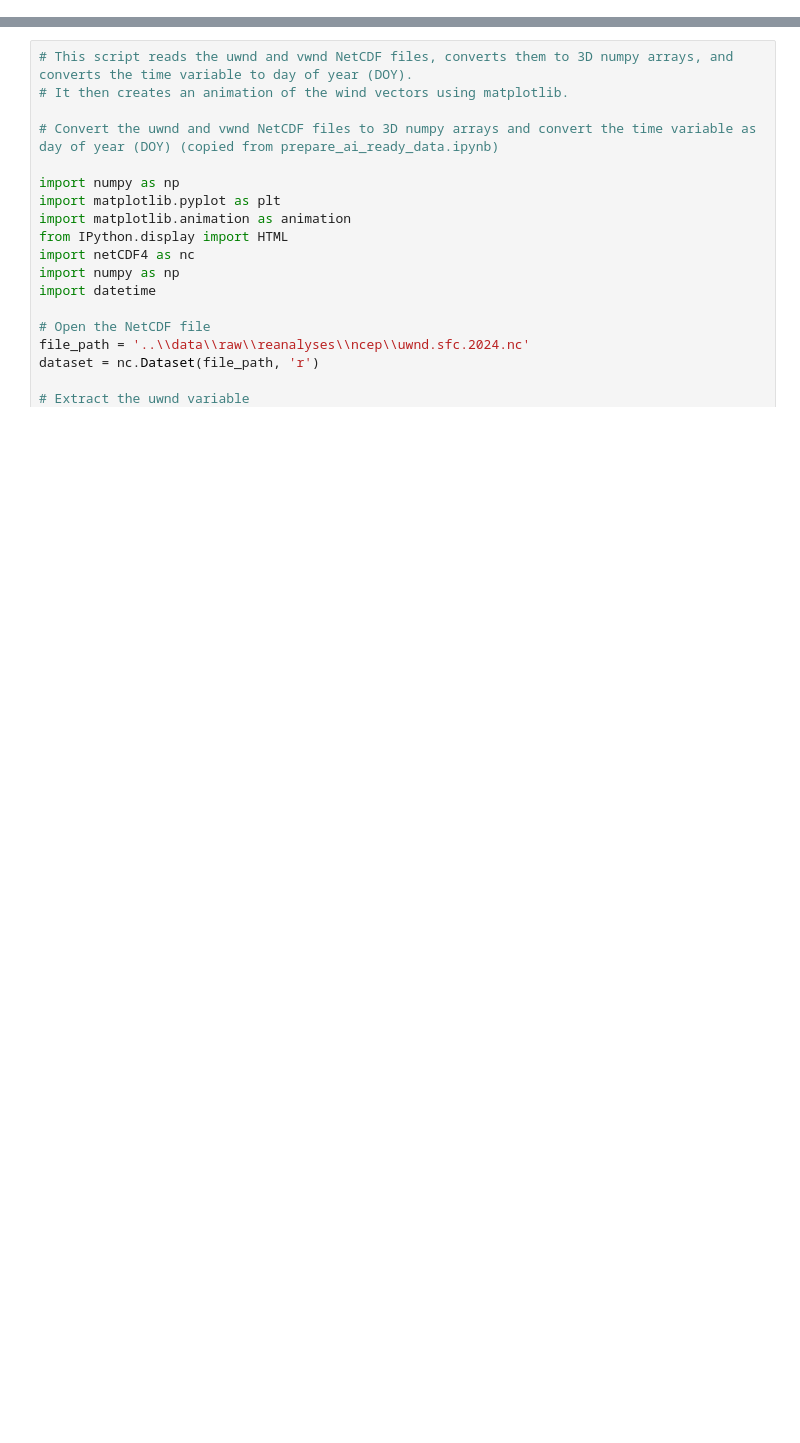
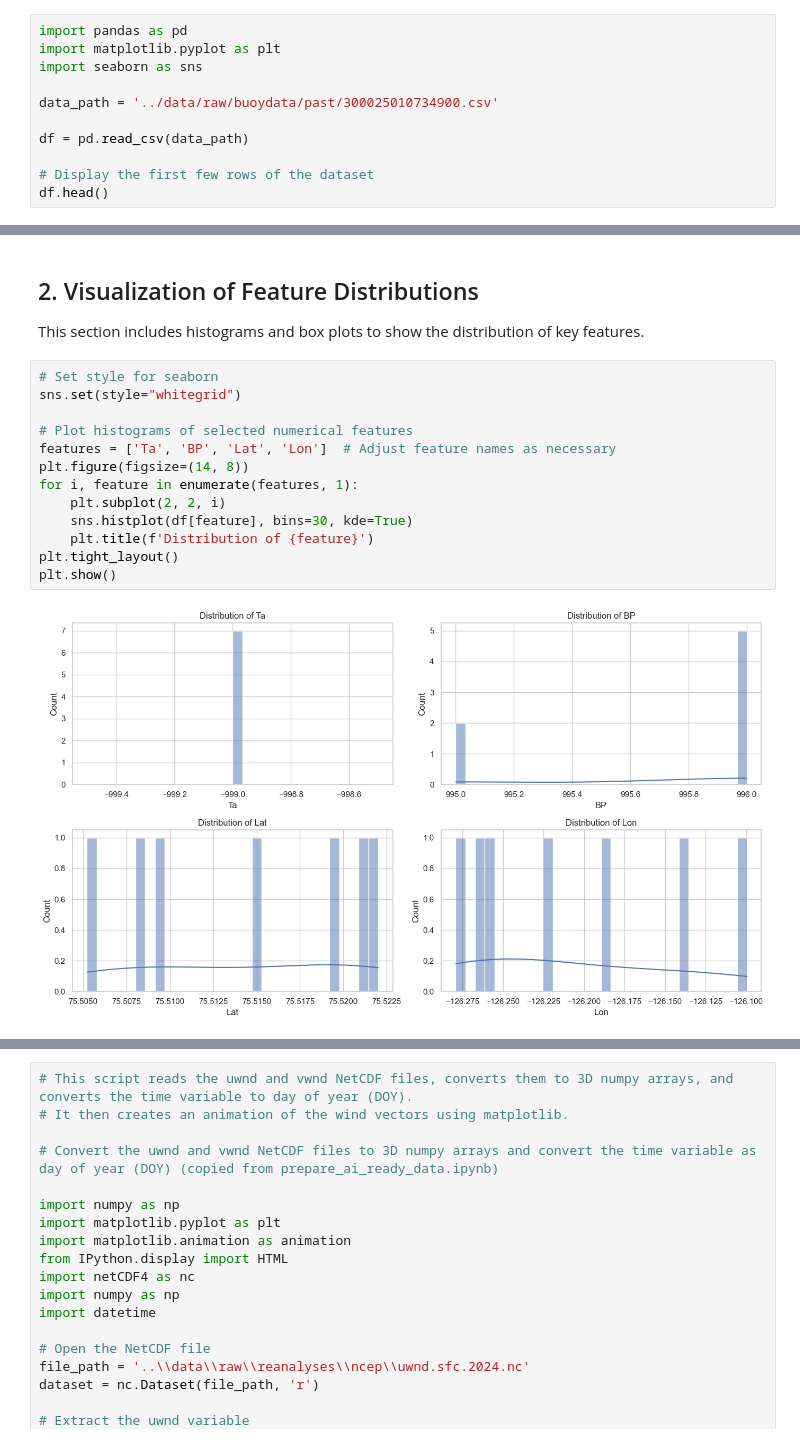
Before and after one commit to UW-MLGEO/MLGEO2024_AObuoypredict, a Jupyter notebook: notebooks/eda.ipynb, the cells around one changed output, grey strips where cells are left out. Drawn from its saved outputs; the diff is of its cells as text; blank space fills up the shorter version.

```diff
--- a/notebooks/eda.ipynb
+++ b/notebooks/eda.ipynb
@@ -0,0 +11,11 @@
+# %%
+import pandas as pd
+import matplotlib.pyplot as plt
+import seaborn as sns
+
+data_path = '../data/raw/buoydata/past/300025010734900.csv'
+
+df = pd.read_csv(data_path)
+
+# Display the first few rows of the dataset
+df.head()
@@ -0,0 +57,19 @@
+# %% [markdown]
+## 2. Visualization of Feature Distributions
+
+This section includes histograms and box plots to show the distribution of key features.
+# %%
+# Set style for seaborn
+sns.set(style="whitegrid")
+
+# Plot histograms of selected numerical features
+features = ['Ta', 'BP', 'Lat', 'Lon']  # Adjust feature names as necessary
+plt.figure(figsize=(14, 8))
+for i, feature in enumerate(features, 1):
+    plt.subplot(2, 2, i)
+    sns.histplot(df[feature], bins=30, kde=True)
+    plt.title(f'Distribution of {feature}')
+plt.tight_layout()
+plt.show()
+# %% [output]
+[figure, added]
```
Also changed, not shown: parts of 9 cells of this notebook, 3 other files.
